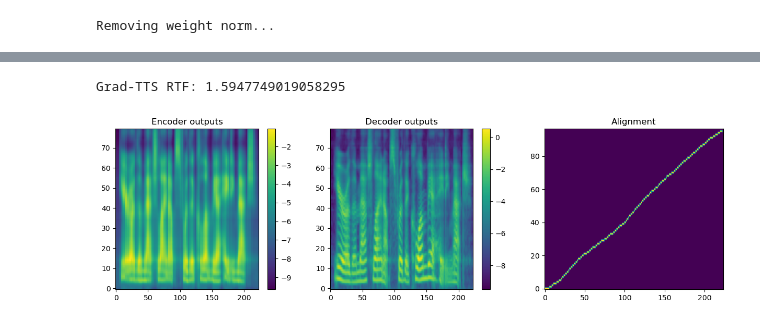
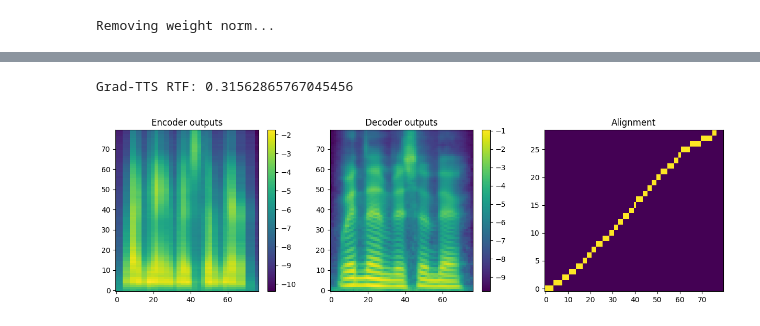
Before and after one commit to n-bor1sov/voice-cloning, a Jupyter notebook: voice_cloning/Grad-TTS/inference.ipynb, the cells around one changed output, grey strips where cells are left out. Saved outputs shown, nothing was run; the diff lists cells and outputs as text; code cells hidden in the pictures.

Commit message:
feat: new way of training

```diff
--- a/voice_cloning/Grad-TTS/inference.ipynb
+++ b/voice_cloning/Grad-TTS/inference.ipynb
@@ -47,7 +50,7 @@ generator = GradTTS(len(symbols)+1, N_SPKS, params.spk_emb_dim,
                     params.enc_kernel, params.enc_dropout, params.window_size,
                     params.n_feats, params.dec_dim, params.beta_min, params.beta_max,
                     pe_scale=1000)  # pe_scale=1 for `grad-tts-old.pt`
-generator.load_state_dict(torch.load('./checkpts/grad-tts-libri-tts.pt', map_location=lambda loc, storage: loc))
+generator.load_state_dict(torch.load('/repo/voice-cloning/voice_cloning/Grad-TTS/logs/new_exp/spk_2_grad_2.pt', map_location=lambda loc, storage: loc))
 _ = generator.cuda().eval()
 print(f'Number of parameters: {generator.nparams}')
 
@@ -69,3 +70,5 @@ text = "Here are the match lineups for the Colombia Haiti match."
+# %%
+text = "My name is Amir"
 # %%
 x = torch.LongTensor(intersperse(text_to_sequence(text, dictionary=cmu), len(symbols))).cuda()[None]
 x_lengths = torch.LongTensor([x.shape[-1]]).cuda()
@@ -74,0 +78,4 @@ x.shape, x_lengths
+# %%
+spk_embeds_path = params.spk_embeds_path
+spks = torch.load(spk_embeds_path)
+spks
@@ -75,26 +100,26 @@ x.shape, x_lengths
 # %%
 t = dt.datetime.now()
 y_enc, y_dec, attn = generator.forward(x, x_lengths, n_timesteps=50, temperature=1.3,
-                                       stoc=False, spk=None if N_SPKS==1 else torch.LongTensor([15]).cuda(),
+                                       stoc=False, spk=spks['./text_encoder_dataset/LibriTTS/train-clean-100/254/12312/254_12312_000004_000011.wav'].cuda(),
                                        length_scale=0.91)
 t = (dt.datetime.now() - t).total_seconds()
 print(f'Grad-TTS RTF: {t * 22050 / (y_dec.shape[-1] * 256)}')
 
 plt.figure(figsize=(15, 4))
 plt.subplot(1, 3, 1)
 plt.title('Encoder outputs')
 plt.imshow(y_enc.cpu().squeeze(), aspect='auto', origin='lower')
 plt.colorbar()
 plt.subplot(1, 3, 2)
 plt.title('Decoder outputs')
 plt.imshow(y_dec.cpu().squeeze(), aspect='auto', origin='lower')
 plt.colorbar()
 plt.subplot(1, 3, 3)
 plt.title('Alignment')
 plt.imshow(attn.cpu().squeeze(), aspect='auto', origin='lower');
 # %% [output]
-Grad-TTS RTF: 1.5947749019058295
+Grad-TTS RTF: 0.31562865767045456
-[figure, old version]
+[figure, new version]
 # %%
 with torch.no_grad():
     audio = hifigan.forward(y_dec).cpu().squeeze().clamp(-1, 1)
```
Also changed, not shown: parts of 5 cells of this notebook, 10 other files.
